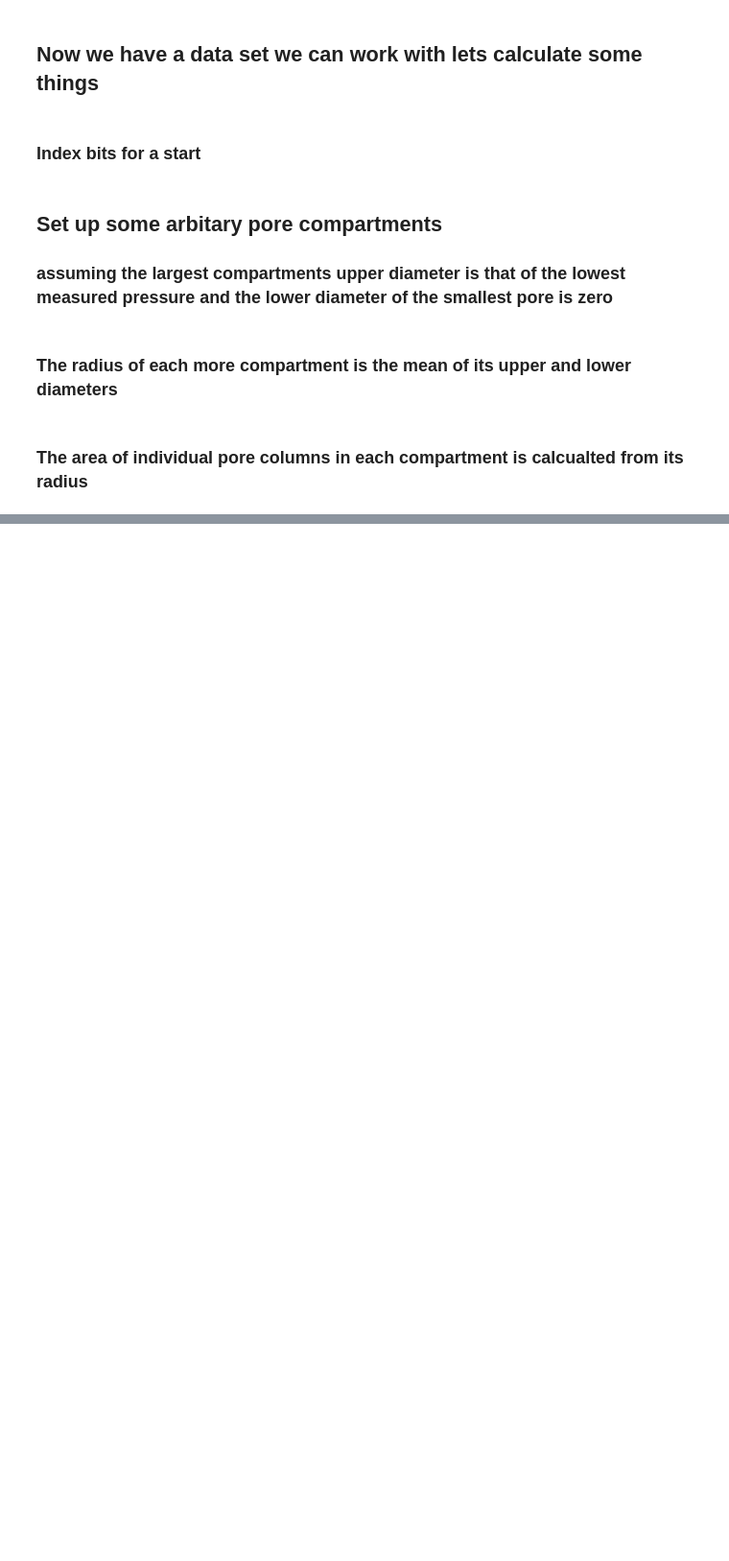
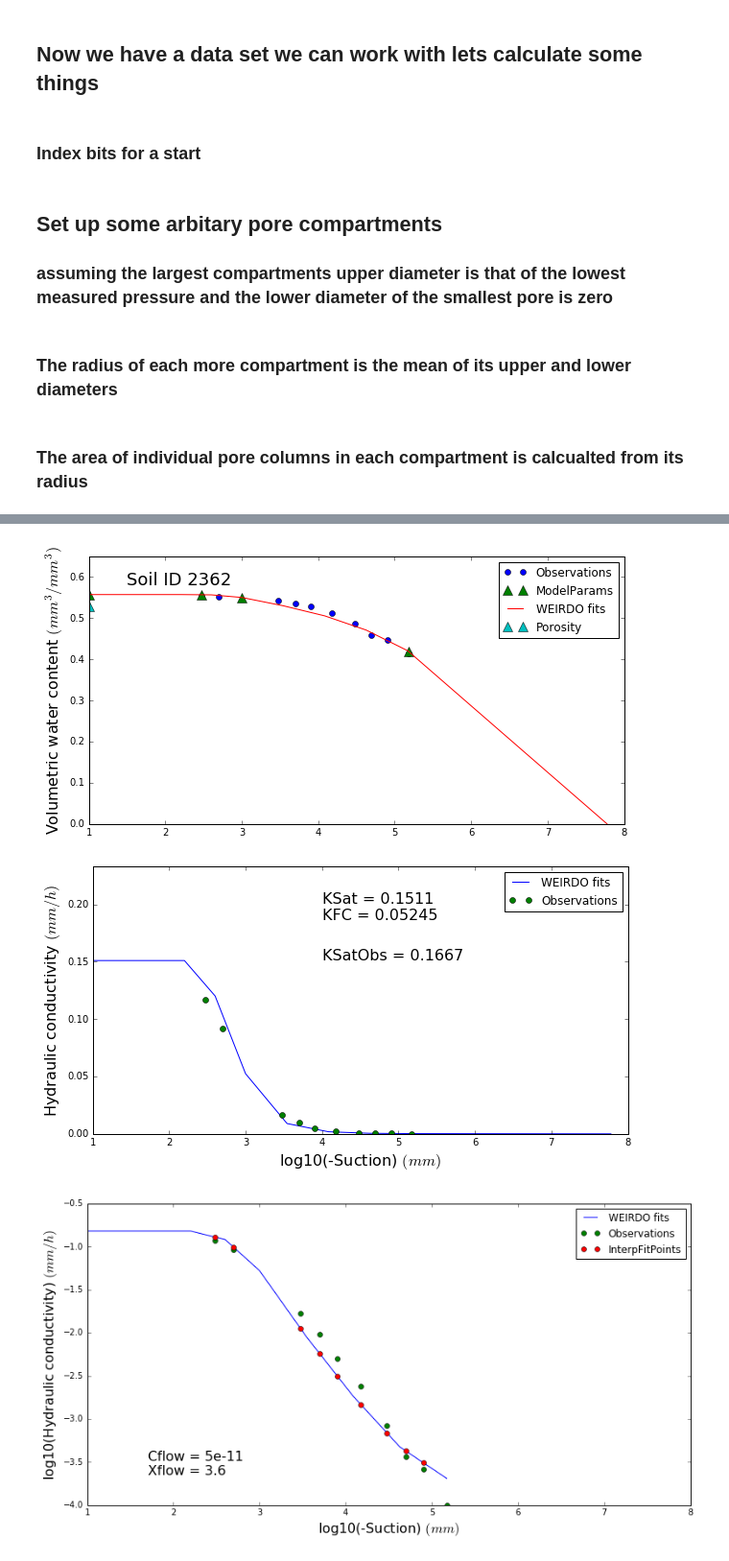
Before and after one commit to PlantandFoodResearch/MultiPoreWater, a Jupyter notebook: KParamFit.ipynb, the cells around one changed output, grey strips where cells are left out. Shown at 96% size. Cells and saved outputs as stored; diff of their text form; code cells hidden in the pictures; blank space fills up the shorter version.

```diff
--- a/KParamFit.ipynb
+++ b/KParamFit.ipynb
@@ -1197,0 +540,18 @@ GraphData.columns
+# %%
+#Implementation Note.  When DUL is close to SAT psibub needs to be a bigger negative
+# or else the spline exceeds the value of SAT at some points, giving odd volumes
+Set = '2362'
+FitSAT = 0.557
+FitDUL = 0.55
+FitLL = 0.42
+psibub = -300  #Should be a value between -10 and -600
+lower = [0,0]
+upper = [.001,10]
+p0 = [6e-10,1.7]
+
+#FitNGraph(Set,FitSAT,FitDUL,FitLL,psibub,lower,upper,p0)
+ForceNGraph(Set,FitSAT,FitDUL,FitLL,psibub,5e-11,3.6)
+# %% [output]
+[figure, added]
+[figure, added]
+[figure, added]
```
Also changed, not shown: parts of 104 cells of this notebook, 5 other files.
